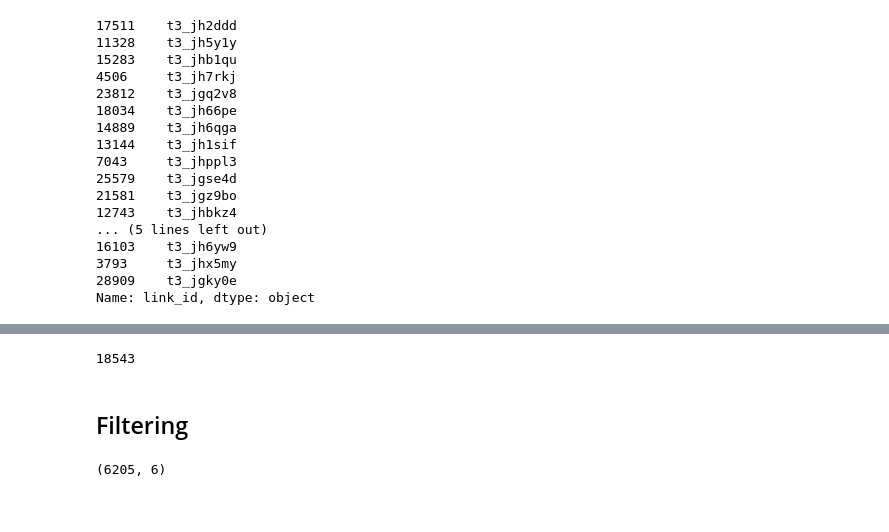
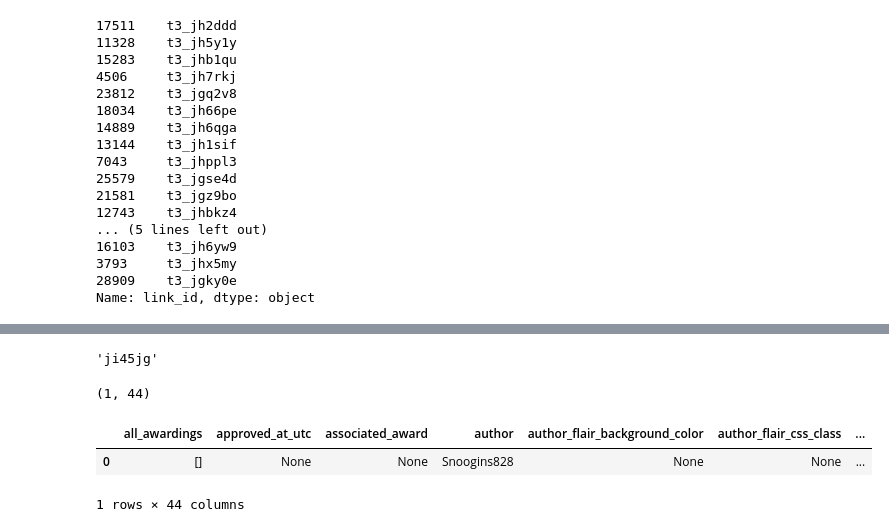
Before and after one commit to factitious/survey_v_social_media, a Jupyter notebook: Methods/Scripts/Reddit/usageOverview.ipynb, the cells around one changed output, grey strips where cells are left out. Drawn from its saved outputs; the diff is of its cells as text; code cells hidden in the pictures.

```diff
--- a/Methods/Scripts/Reddit/usageOverview.ipynb
+++ b/Methods/Scripts/Reddit/usageOverview.ipynb
@@ -386,18 +792,19 @@ len(set((comment_link_ids)) - set(submission_ids))
-# %%
-len(set(comment_link_ids))
-# %% [output]
-18543
-# %% [markdown]
-## Filtering
-# %%
-api_request_generator = api.search_submissions(q='(jobs | employment)',
-                                              after = start_time,
-                                              before = end_time,
-                                              filter=['url','author', 'title', 'subreddit'],
-                                              limit = 10000)
-
-q_jobs_submissions = pd.DataFrame([submission.d_ for submission in api_request_generator])
-q_jobs_submissions.shape
-# %% [output]
-(6205, 6)
+# %%
+submission_ids[0]
+# %% [output]
+'ji45jg'
+# %%
+api_request_generator = api.search_comments(link_id = submission_ids[0])
+
+q_jobs_comments_1 = pd.DataFrame([submission.d_ for submission in api_request_generator])
+q_jobs_comments_1['date'] = pd.to_datetime(q_jobs_comments_1['created_utc'], utc=True, unit='s')
+q_jobs_comments_1.shape
+# %% [output]
+(1, 44)
+# %%
+q_jobs_comments_1
+# %% [output]
+|  | all_awardings | approved_at_utc | associated_award | author | author_flair_background_color | author_flair_css_class | ... |
+| 0 | [] | None | None | Snoogins828 | None | None | ... |
+1 rows × 44 columns
 # %%
```
Also changed, not shown: parts of 56 cells of this notebook.
